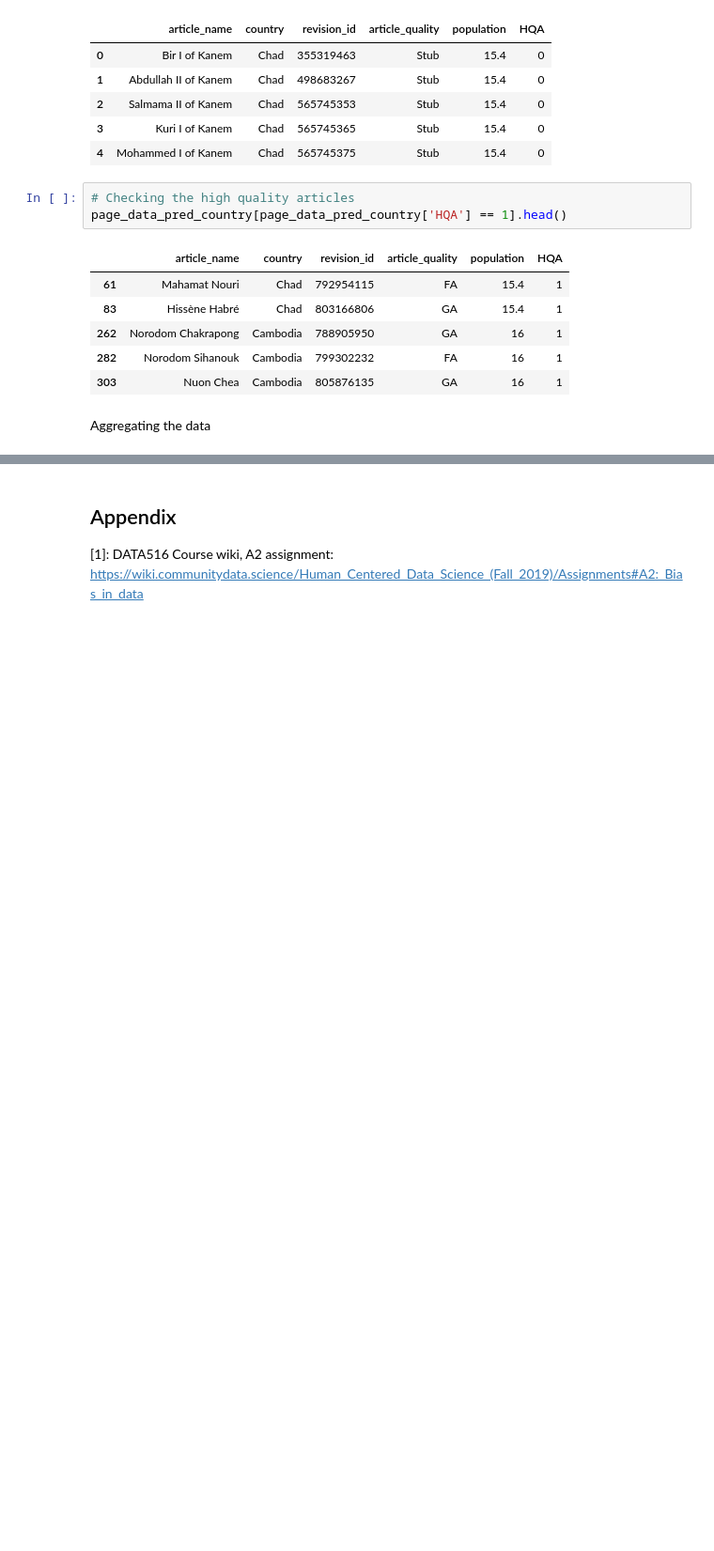
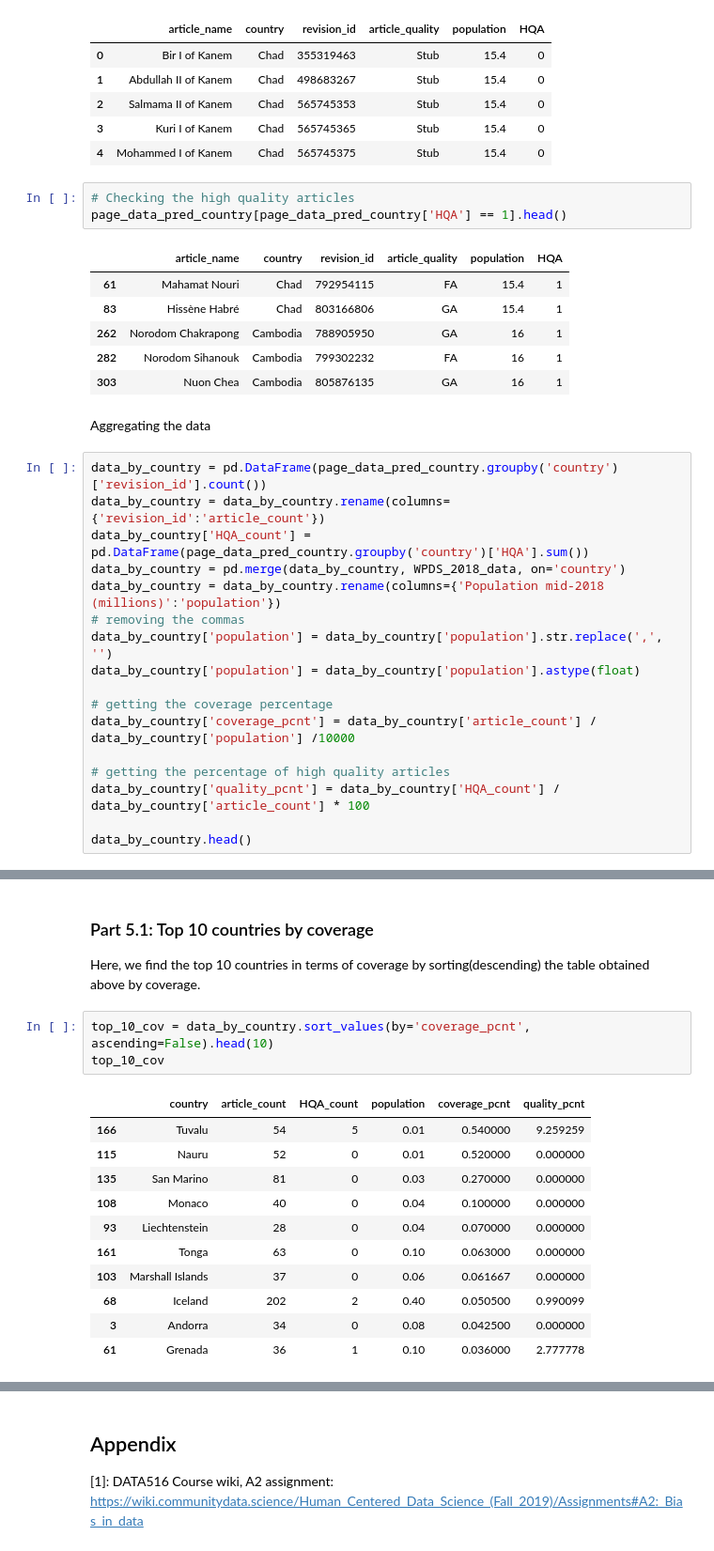
Before and after one commit to winnawat/data-512-a2, a Jupyter notebook: DATA512-A2.ipynb, the cells around one changed output, grey strips where cells are left out. Shown: that part at 94% size. Drawn from its saved outputs; the diff is of its cells as text; blank space fills up the shorter version.

```diff
--- a/DATA512-A2.ipynb
+++ b/DATA512-A2.ipynb
@@ -351,3 +351,20 @@ page_data_pred_country[page_data_pred_country['HQA'] == 1].head()
 | 303 | Nuon Chea | Cambodia | 805876135 | GA | 16 | 1 |
 # %% [markdown]
 Aggregating the data
+# %%
+data_by_country = pd.DataFrame(page_data_pred_country.groupby('country')['revision_id'].count())
+data_by_country = data_by_country.rename(columns={'revision_id':'article_count'})
+data_by_country['HQA_count'] = pd.DataFrame(page_data_pred_country.groupby('country')['HQA'].sum())
+data_by_country = pd.merge(data_by_country, WPDS_2018_data, on='country')
+data_by_country = data_by_country.rename(columns={'Population mid-2018 (millions)':'population'})
+# removing the commas
+data_by_country['population'] = data_by_country['population'].str.replace(',', '')
+data_by_country['population'] = data_by_country['population'].astype(float)
+
+# getting the coverage percentage
+data_by_country['coverage_pcnt'] = data_by_country['article_count'] / data_by_country['population'] /10000
+
+# getting the percentage of high quality articles
+data_by_country['quality_pcnt'] = data_by_country['HQA_count'] / data_by_country['article_count'] * 100
+
+data_by_country.head()
@@ -353,0 +470,18 @@ Aggregating the data
+# %% [markdown]
+### Part 5.1: Top 10 countries by coverage
+Here, we find the top 10 countries in terms of coverage by sorting(descending) the table obtained above by coverage.
+# %%
+top_10_cov = data_by_country.sort_values(by='coverage_pcnt', ascending=False).head(10)
+top_10_cov
+# %% [output]
+|  | country | article_count | HQA_count | population | coverage_pcnt | quality_pcnt |
+| 166 | Tuvalu | 54 | 5 | 0.01 | 0.540000 | 9.259259 |
+| 115 | Nauru | 52 | 0 | 0.01 | 0.520000 | 0.000000 |
+| 135 | San Marino | 81 | 0 | 0.03 | 0.270000 | 0.000000 |
+| 108 | Monaco | 40 | 0 | 0.04 | 0.100000 | 0.000000 |
+| 93 | Liechtenstein | 28 | 0 | 0.04 | 0.070000 | 0.000000 |
+| 161 | Tonga | 63 | 0 | 0.10 | 0.063000 | 0.000000 |
+| 103 | Marshall Islands | 37 | 0 | 0.06 | 0.061667 | 0.000000 |
+| 68 | Iceland | 202 | 2 | 0.40 | 0.050500 | 0.990099 |
+| 3 | Andorra | 34 | 0 | 0.08 | 0.042500 | 0.000000 |
+| 61 | Grenada | 36 | 1 | 0.10 | 0.036000 | 2.777778 |
```
Also changed, not shown: parts of 25 cells of this notebook, 1 other file.
